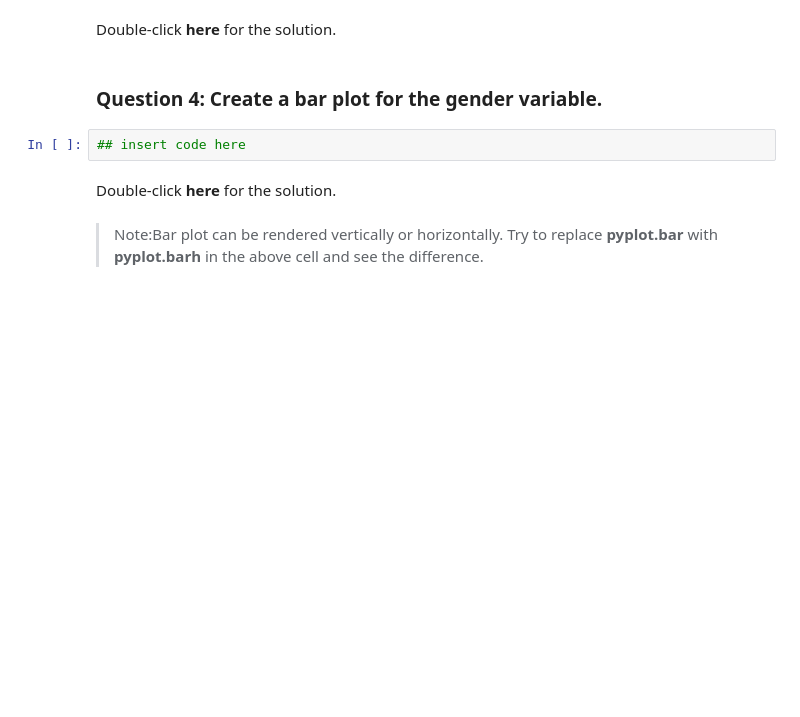
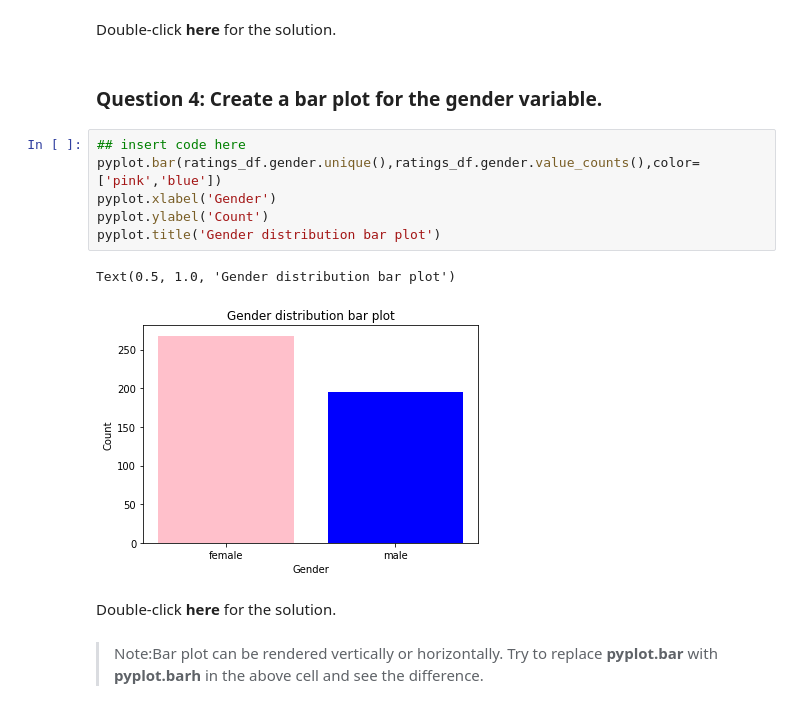
Before and after one commit to a920604a/coursera-bk, a Jupyter notebook: Data Science Fundamentals with Python and SQL Specialization/Statistics for Data Science with Python/Descriptive_Statistics.ipynb, the cells around one changed output. Cells and saved outputs as stored; diff of their text form; blank space fills up the shorter version.

```diff
--- a/Data Science Fundamentals with Python and SQL Specialization/Statistics for Data Science with Python/Descriptive_Statistics.ipynb
+++ b/Data Science Fundamentals with Python and SQL Specialization/Statistics for Data Science with Python/Descriptive_Statistics.ipynb
@@ -249,8 +294,15 @@ pyplot.hist(ratings_df['age'])
 -->
 # %% [markdown]
 ### Question 4: Create a bar plot for the gender variable.
-# %%
-## insert code here
+# %%
+## insert code here
+pyplot.bar(ratings_df.gender.unique(),ratings_df.gender.value_counts(),color=['pink','blue'])
+pyplot.xlabel('Gender')
+pyplot.ylabel('Count')
+pyplot.title('Gender distribution bar plot')
+# %% [output]
+Text(0.5, 1.0, 'Gender distribution bar plot')
+[figure, added]
 # %% [markdown]
 Double-click **here** for the solution.
 
```
Also changed, not shown: parts of 8 cells of this notebook.
